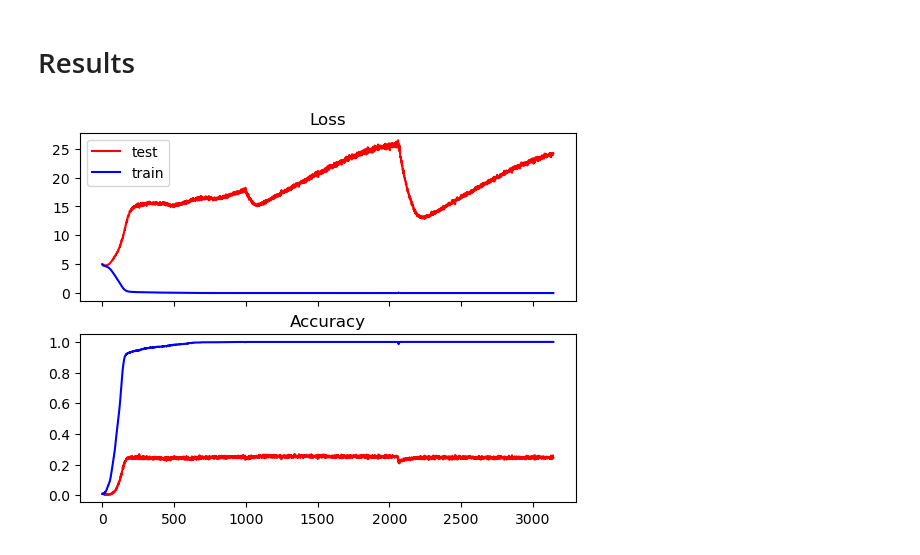
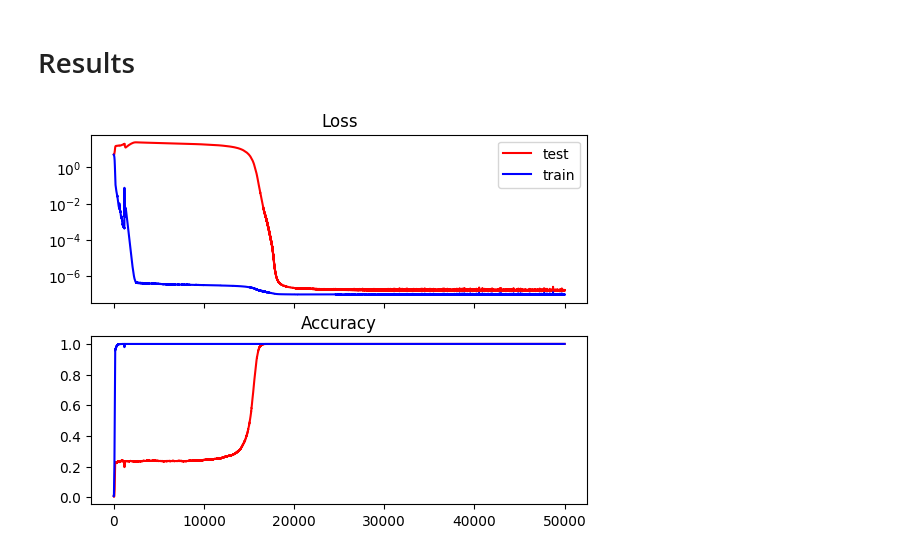
Before and after one commit to bejoysen-uva/grokking, a Jupyter notebook: mainline_experiment.ipynb, the cells around one changed output. Cells and saved outputs as stored; diff of their text form; code cells hidden in the pictures.

Commit message:
Delete mask and dataloader, use CUDA, run it for a long time

```diff
--- a/mainline_experiment.ipynb
+++ b/mainline_experiment.ipynb
@@ -71,7 +59,6 @@ class MTDataset(torch.utils.data.Dataset):
 # %%
 np.random.seed(42)
-dataset = MTDataset()
-NUM_INSTANCES = len(dataset)
+NUM_INSTANCES = input_array.shape[0]
 TEST_RATIO = 0.7
 TEST_SIZE = int(NUM_INSTANCES * TEST_RATIO)
 
@@ -117,7 +108,7 @@ class TransformerNet(nn.Module):
 
         # Decoder: Attention head
         self.attn1 = nn.MultiheadAttention(d_embed,n_heads,dropout=0,bias=False)
-        self.attn_mask = torch.triu(torch.ones((seq_len,seq_len)))
+        # self.attn_mask = torch.triu(torch.ones((seq_len,seq_len),device=device))
         # Decoder: MLP
         self.lin1 = nn.Linear(d_embed,d_mlp)
         self.lin2 = nn.Linear(d_mlp,d_embed)
@@ -129,14 +120,14 @@ class TransformerNet(nn.Module):
         # token
         x = self.Pe(self.We(src).permute(1,0,2))
         # token embedding + positional embedding
-        x = x[2]+self.attn1(x,x,x,need_weights=False,attn_mask=self.attn_mask)[0][2]
+        x = x[2]+self.attn1(x,x,x,need_weights=False)[0][2] # No attention mask
         # residual stream from first two tokens is irrelevant once '=' has attended to those tokens, so we only consider idx=2
         x = x+self.lin2(F.relu(self.lin1(x)))
         # feed-forward (MLP) part of decoder
         logits = self.Wu(x)
         return logits
 # %%
-model = TransformerNet(n_tokens,seq_len,d_embed,d_mlp,n_heads)
+model = TransformerNet(n_tokens,seq_len,d_embed,d_mlp,n_heads).to(device)
 criterion = nn.CrossEntropyLoss()
 optimizer = torch.optim.AdamW(model.parameters(), lr = 1e-3, weight_decay=1.0, betas=(0.9,0.98))
 scheduler = torch.optim.lr_scheduler.LambdaLR(optimizer, lambda step: min(step/10, 1))
@@ -150,7 +141,7 @@ acc = lambda lgits,truth: (torch.sum(torch.argmax(lgits,1)==truth)/len(lgits)).i
 def train_model(n_epochs):
     for epoch in tqdm(range(n_epochs)):
         # train loss
-        x,y = next(iter(train_loader))
+        x,y = train_input, train_output
         logits = model(x).to(torch.float64)
         loss = criterion(logits,y)
 
@@ -158,7 +149,7 @@ def train_model(n_epochs):
         train_acc.append(acc(logits,y))
 
         # test loss
-        x,y = next(iter(test_loader))
+        x,y = test_input, test_output
         logits = model(x)
         loss2 = criterion(logits,y)
         test_loss.append(loss2.item())
@@ -173,16 +164,20 @@ def train_model(n_epochs):
 # %% [markdown]
 # Results
 # %%
-# train_model(10000)
-fig,ax = plt.subplots(2,1,sharex=True)
-NUM_EPOCHS = len(test_loss)
-ax[0].set_title("Loss")
-ax[0].plot(range(1, NUM_EPOCHS+1), test_loss, 'r-',label='test')
-ax[0].plot(range(1, NUM_EPOCHS+1), train_loss, 'b-',label='train')
-ax[0].legend()
-ax[1].set_title("Accuracy")
-ax[1].plot(range(1, NUM_EPOCHS+1), test_acc, 'r-')
-ax[1].plot(range(1, NUM_EPOCHS+1), train_acc, 'b-')
-plt.show()
+def show_plots():
+    fig,ax = plt.subplots(2,1,sharex=True)
+    NUM_EPOCHS = len(test_loss)
+    ax[0].set_title("Loss")
+    ax[0].plot(range(1, NUM_EPOCHS+1), test_loss, 'r-',label='test')
+    ax[0].plot(range(1, NUM_EPOCHS+1), train_loss, 'b-',label='train')
+    ax[0].legend()
+    ax[1].set_title("Accuracy")
+    ax[1].plot(range(1, NUM_EPOCHS+1), test_acc, 'r-')
+    ax[1].plot(range(1, NUM_EPOCHS+1), train_acc, 'b-')
+    ax[0].set_yscale('log')
+    plt.show()
+
+train_model(50_000)
+show_plots()
 # %% [output]
-[figure, old version]
+[figure, new version]
```
Also changed, not shown: parts of 5 cells of this notebook.
